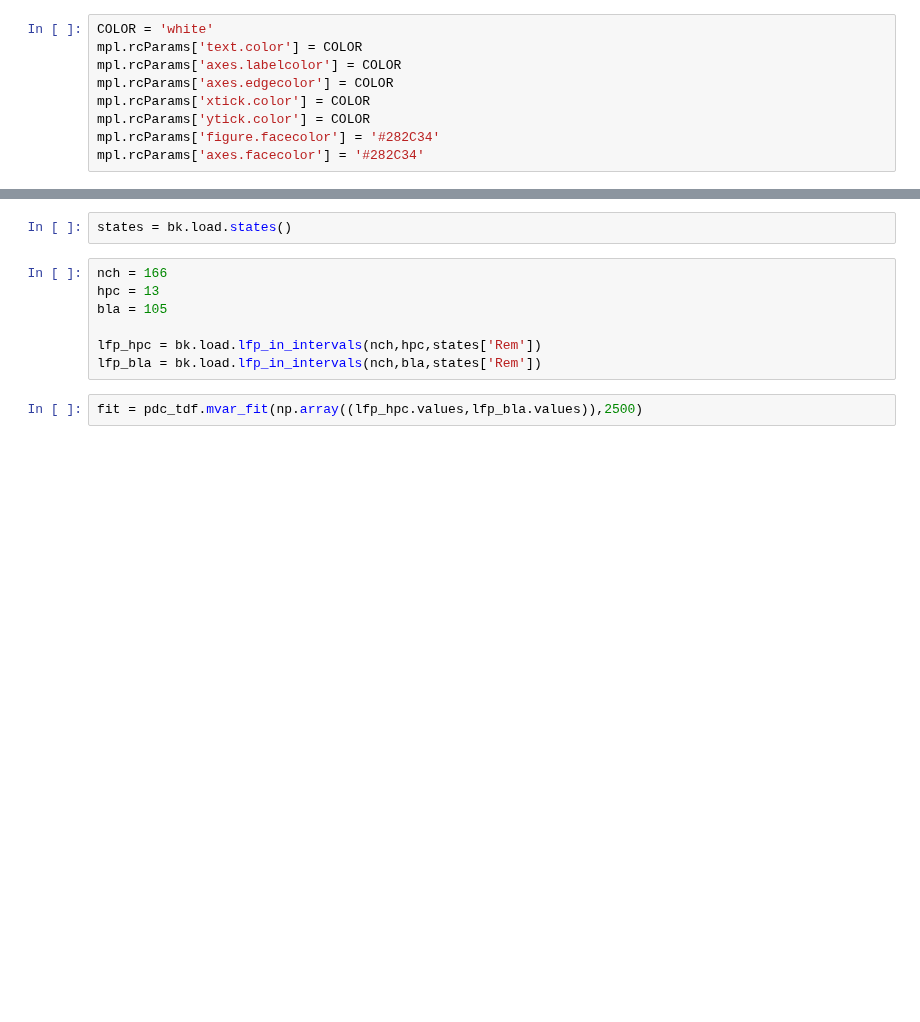
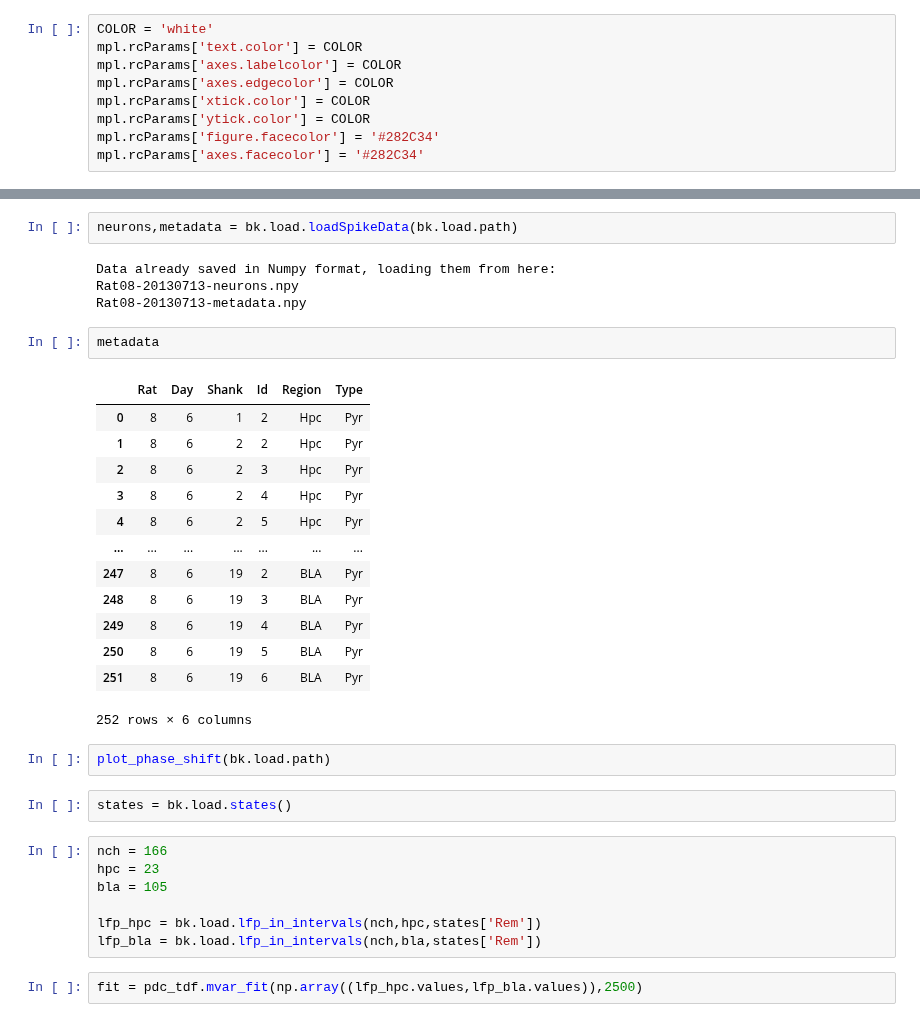
Before and after one commit to KBillel/Amy-Hpc-sleep-dynamcics-python, a Jupyter notebook: phase-shift.ipynb, the cells around one changed output, grey strips where cells are left out. Drawn from its saved outputs; the diff is of its cells as text; blank space fills up the shorter version.

```diff
--- a/phase-shift.ipynb
+++ b/phase-shift.ipynb
@@ -112,8 +109,32 @@ True
+# %%
+neurons,metadata = bk.load.loadSpikeData(bk.load.path)
+# %% [output]
+Data already saved in Numpy format, loading them from here:
+Rat08-20130713-neurons.npy
+Rat08-20130713-metadata.npy
+# %%
+metadata
+# %% [output]
+|  | Rat | Day | Shank | Id | Region | Type |
+| 0 | 8 | 6 | 1 | 2 | Hpc | Pyr |
+| 1 | 8 | 6 | 2 | 2 | Hpc | Pyr |
+| 2 | 8 | 6 | 2 | 3 | Hpc | Pyr |
+| 3 | 8 | 6 | 2 | 4 | Hpc | Pyr |
+| 4 | 8 | 6 | 2 | 5 | Hpc | Pyr |
+| ... | ... | ... | ... | ... | ... | ... |
+| 247 | 8 | 6 | 19 | 2 | BLA | Pyr |
+| 248 | 8 | 6 | 19 | 3 | BLA | Pyr |
+| 249 | 8 | 6 | 19 | 4 | BLA | Pyr |
+| 250 | 8 | 6 | 19 | 5 | BLA | Pyr |
+| 251 | 8 | 6 | 19 | 6 | BLA | Pyr |
+252 rows × 6 columns
+# %%
+plot_phase_shift(bk.load.path)
 # %%
 states = bk.load.states()
 # %%
 nch = 166
-hpc = 13
+hpc = 23
 bla = 105
 
 lfp_hpc = bk.load.lfp_in_intervals(nch,hpc,states['Rem'])
```
Also changed, not shown: parts of 5 cells of this notebook, 5 other files.
